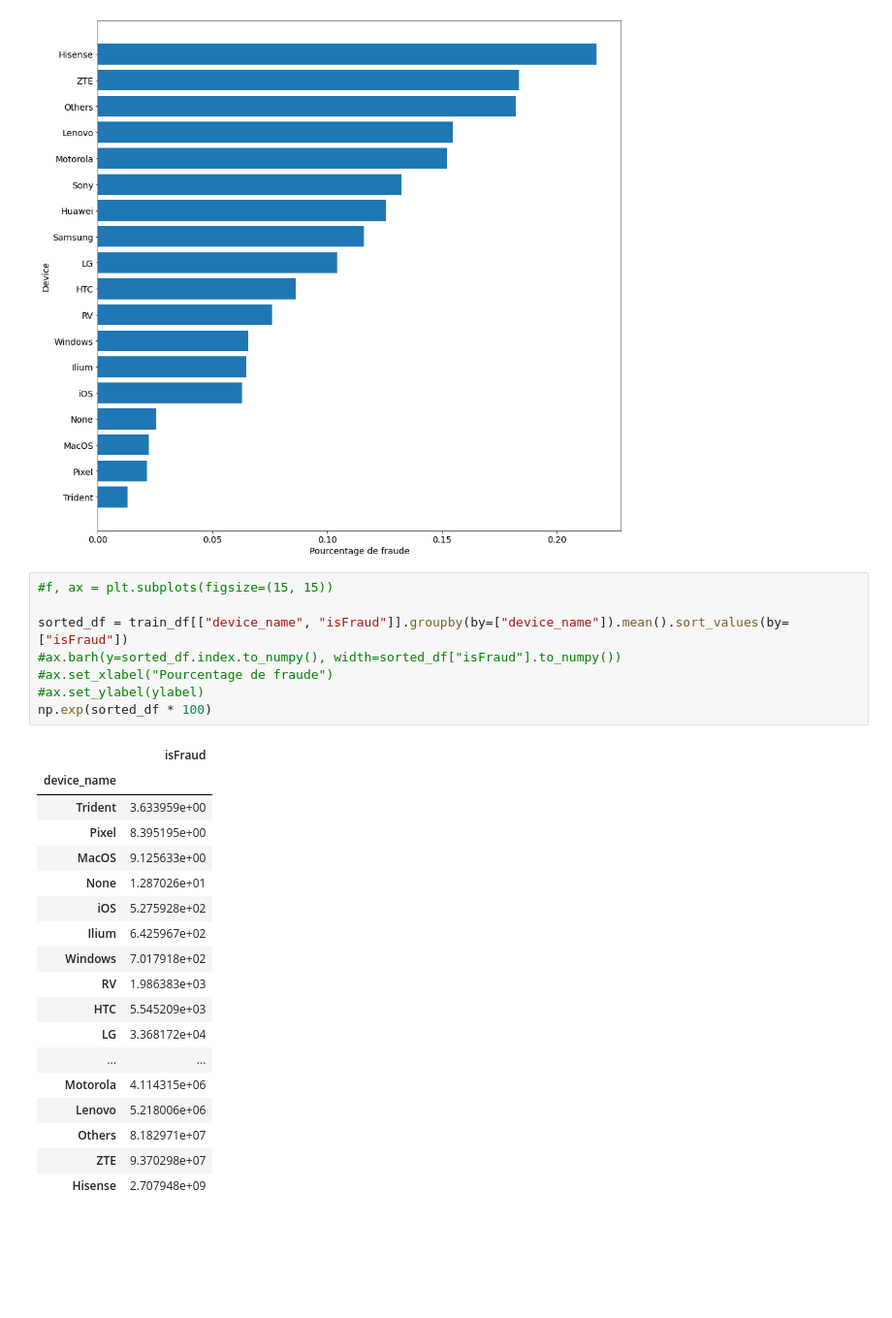
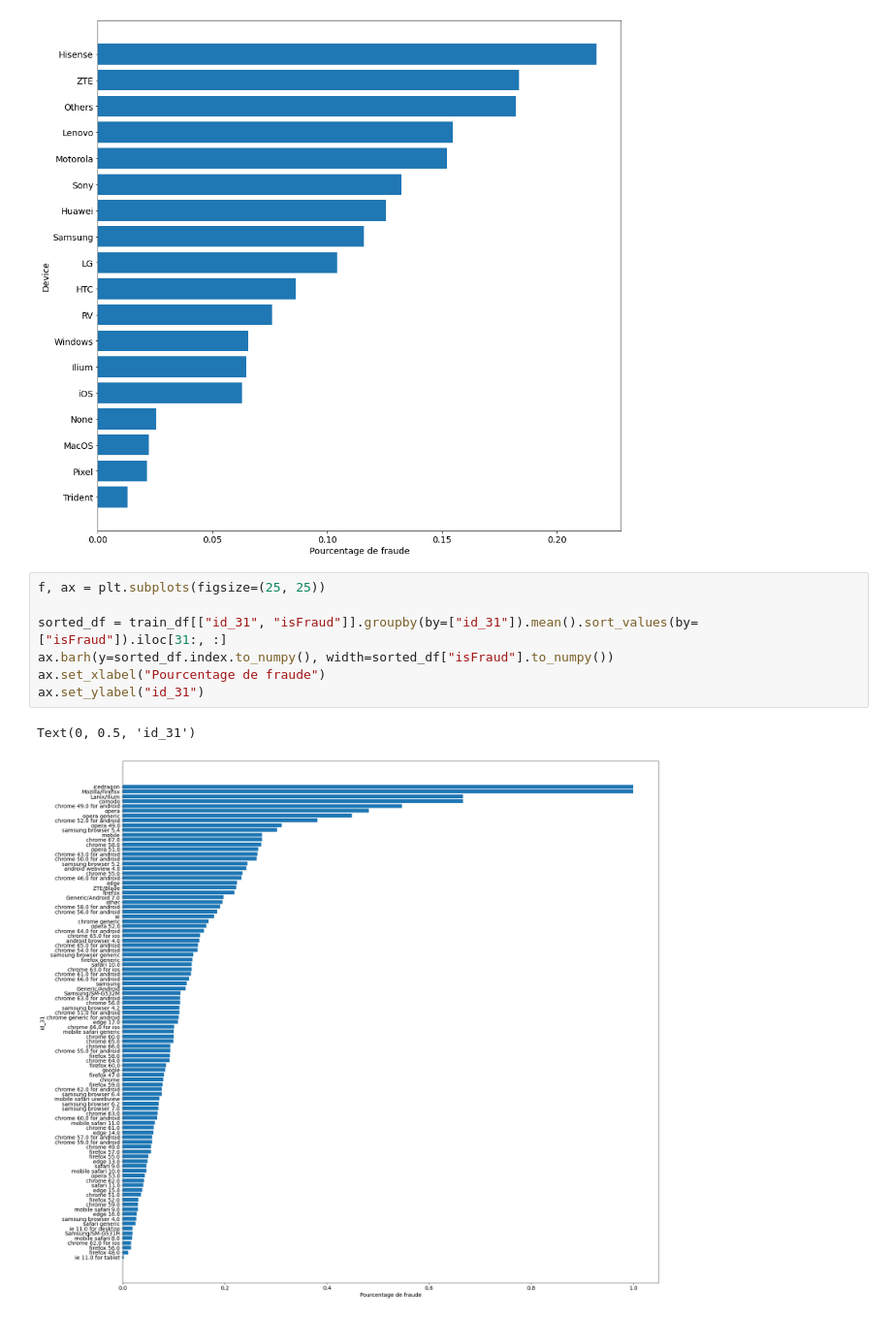
Before and after one commit to ireydiak/fraud_detection, a Jupyter notebook: fraud_detection/jc/data_exploration.ipynb, the cells around one changed output. Shown: that part at 97% size. Drawn from its saved outputs; the diff is of its cells as text; blank space fills up the shorter version.

Commit message:
Gestion valeurs manquantes sur les colonnes "id_31", "P_emaildomain", "R_emaildomain" et "device_name".

```diff
--- a/fraud_detection/jc/data_exploration.ipynb
+++ b/fraud_detection/jc/data_exploration.ipynb
@@ -305,29 +305,12 @@ fraud_graph(train_df, "device_name", "Device")
 # %% [output]
 [figure]
 # %%
-#f, ax = plt.subplots(figsize=(15, 15))
+f, ax = plt.subplots(figsize=(25, 25))
 
-sorted_df = train_df[["device_name", "isFraud"]].groupby(by=["device_name"]).mean().sort_values(by=["isFraud"])
-#ax.barh(y=sorted_df.index.to_numpy(), width=sorted_df["isFraud"].to_numpy())
-#ax.set_xlabel("Pourcentage de fraude")
-#ax.set_ylabel(ylabel)
-np.exp(sorted_df * 100)
+sorted_df = train_df[["id_31", "isFraud"]].groupby(by=["id_31"]).mean().sort_values(by=["isFraud"]).iloc[31:, :]
+ax.barh(y=sorted_df.index.to_numpy(), width=sorted_df["isFraud"].to_numpy())
+ax.set_xlabel("Pourcentage de fraude")
+ax.set_ylabel("id_31")
 # %% [output]
-|  | isFraud |
-| device_name |  |
-| Trident | 3.633959e+00 |
-| Pixel | 8.395195e+00 |
-| MacOS | 9.125633e+00 |
-| None | 1.287026e+01 |
-| iOS | 5.275928e+02 |
-| Ilium | 6.425967e+02 |
-| Windows | 7.017918e+02 |
-| RV | 1.986383e+03 |
-| HTC | 5.545209e+03 |
-| LG | 3.368172e+04 |
-| ... | ... |
-| Motorola | 4.114315e+06 |
-| Lenovo | 5.218006e+06 |
-| Others | 8.182971e+07 |
-| ZTE | 9.370298e+07 |
-| Hisense | 2.707948e+09 |
+Text(0, 0.5, 'id_31')
+[figure, added]
```
Also changed, not shown: parts of 2 cells of this notebook, 1 other file.
